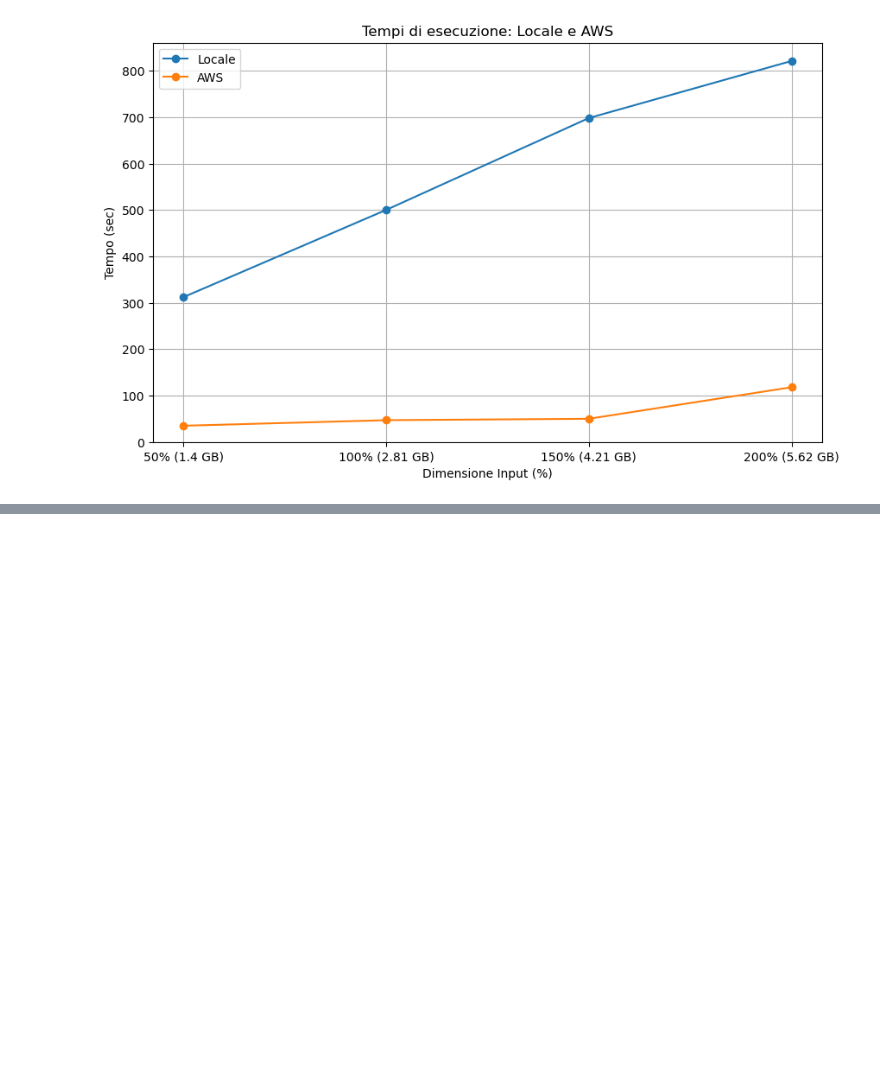
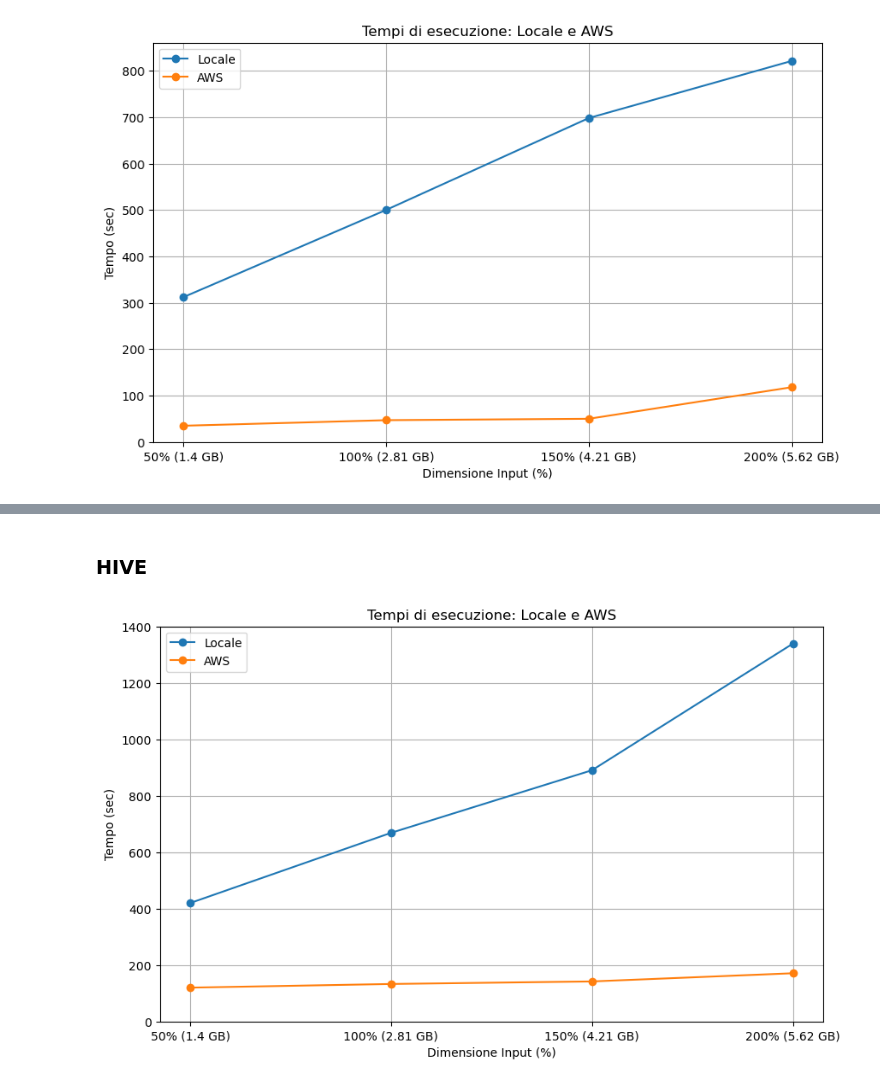
Before and after one commit to FabLetizia/Big-Data-Project, a Jupyter notebook: results/graphicals.ipynb, the cells around one changed output, grey strips where cells are left out. Cells and saved outputs as stored; diff of their text form; code cells hidden in the pictures; blank space fills up the shorter version.

```diff
--- a/results/graphicals.ipynb
+++ b/results/graphicals.ipynb
@@ -227,0 +255,25 @@ plt.show()
+# %% [markdown]
+### HIVE
+# %%
+'''
+tempo esecuzione:
+LOCALE:
+50%:  420 sec
+100%: 668 sec
+150%: 891 sec
+200%: 1340 sec
+
+AWS:
+ 50%: 120 sec
+ 100%: 133 sec
+ 150%: 142 sec
+ 200%: 171 sec
+'''
+
+tempi_locale = [420, 669, 891, 1340]
+tempi_aws = [120, 133, 142, 171]
+
+plt = generate_graphical(tempi_locale, tempi_aws)
+plt.show()
+# %% [output]
+[figure, added]
```
Also changed, not shown: parts of 9 cells of this notebook, 1 other file.
